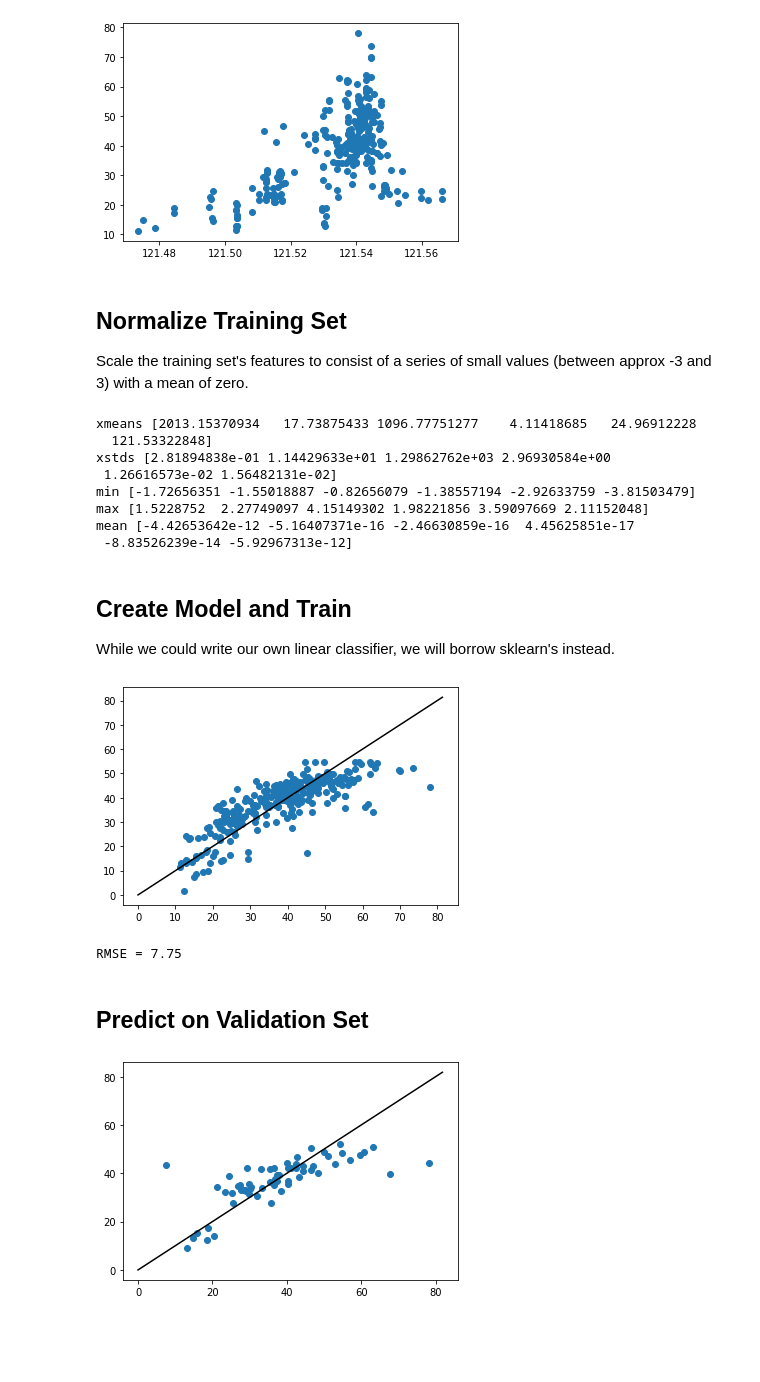
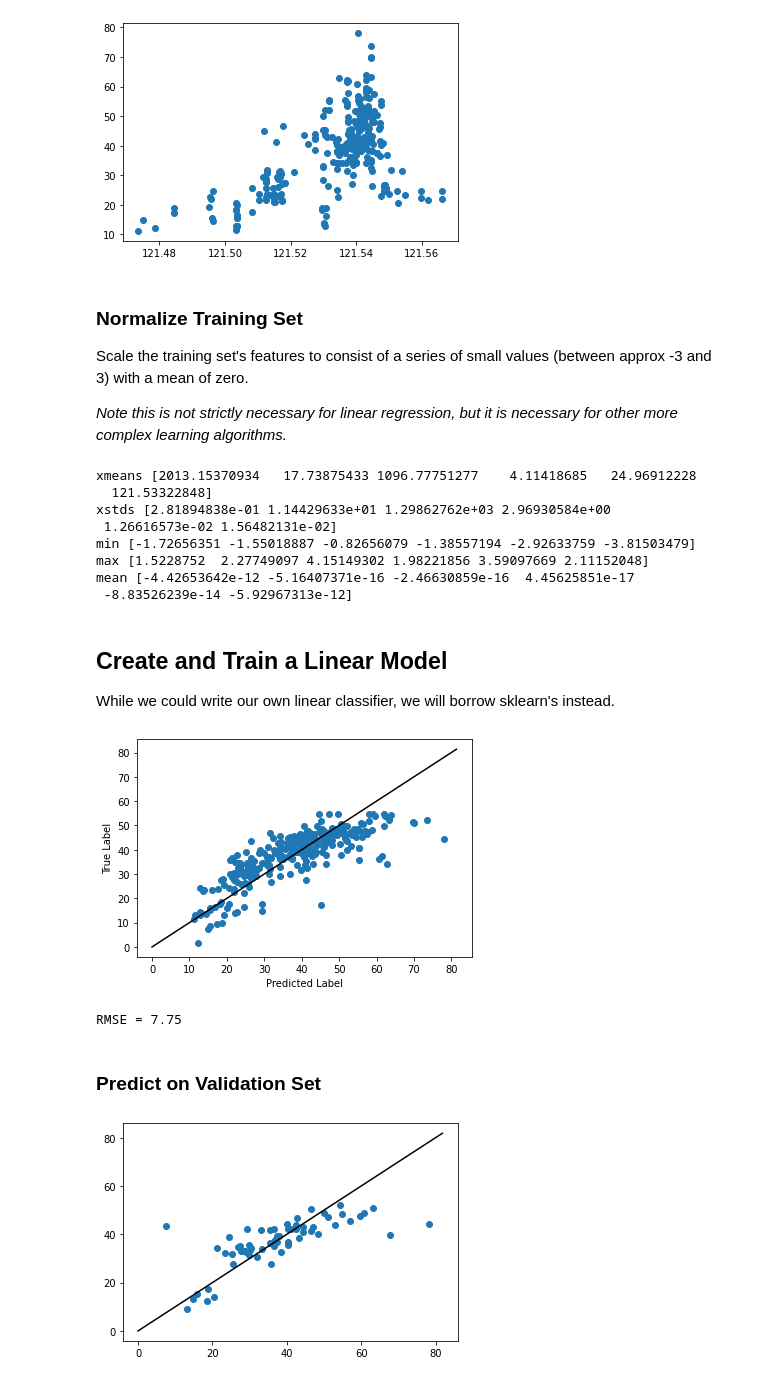
Before and after one commit to jpvantassel/ml-course, a Jupyter notebook: examples/0_linear_regression/0_real_estate.ipynb, the cells around one changed output. Cells and saved outputs as stored; diff of their text form; code cells hidden in the pictures; blank space fills up the shorter version.

Commit message:
:sparkles: Wrap up linear regression examples

```diff
--- a/examples/0_linear_regression/0_real_estate.ipynb
+++ b/examples/0_linear_regression/0_real_estate.ipynb
@@ -98,9 +104,11 @@ for feature in xfeatures_train.T:
 [figure]
 [figure]
 # %% [markdown]
-## Normalize Training Set
+### Normalize Training Set
 
 Scale the training set's features to consist of a series of small values (between approx -3 and 3) with a mean of zero.
+
+_Note this is not strictly necessary for linear regression, but it is necessary for other more complex learning algorithms._
 # %%
 xmeans = np.mean(xfeatures_train, axis=0)
 print("xmeans", xmeans)
@@ -121,7 +129,7 @@ max [1.5228752  2.27749097 4.15149302 1.98221856 3.59097669 2.11152048]
 mean [-4.42653642e-12 -5.16407371e-16 -2.46630859e-16  4.45625851e-17
  -8.83526239e-14 -5.92967313e-12]
 # %% [markdown]
-## Create Model and Train
+## Create and Train a Linear Model
 
 While we could write our own linear classifier, we will borrow sklearn's instead.
 # %%
@@ -136,17 +144,19 @@ trained_model = linmod.fit(xfeatures_train_normed, ypredict_train)
 # %%
 yhat_train = trained_model.predict(xfeatures_train_normed)
 
 plt.scatter(ypredict_train, yhat_train, marker="o")
 value = np.max(plt.xlim())
 plt.plot([0, value], [0, value], linestyle="-", color="black")
+plt.xlabel("Predicted Label")
+plt.ylabel("True Label")
 plt.show()
 
 print(f"RMSE = {rmse(yhat_train, ypredict_train):.2f}")
 # %% [output]
-[figure, old version]
+[figure, new version]
 RMSE = 7.75
 # %% [markdown]
-## Predict on Validation Set
+### Predict on Validation Set
 # %%
 xfeatures_valid_normed = (xfeatures_valid - xmeans) / xstds
 yhat_valid = trained_model.predict(xfeatures_valid_normed)
```
Also changed, not shown: parts of 40 cells of this notebook, 2 other files.
